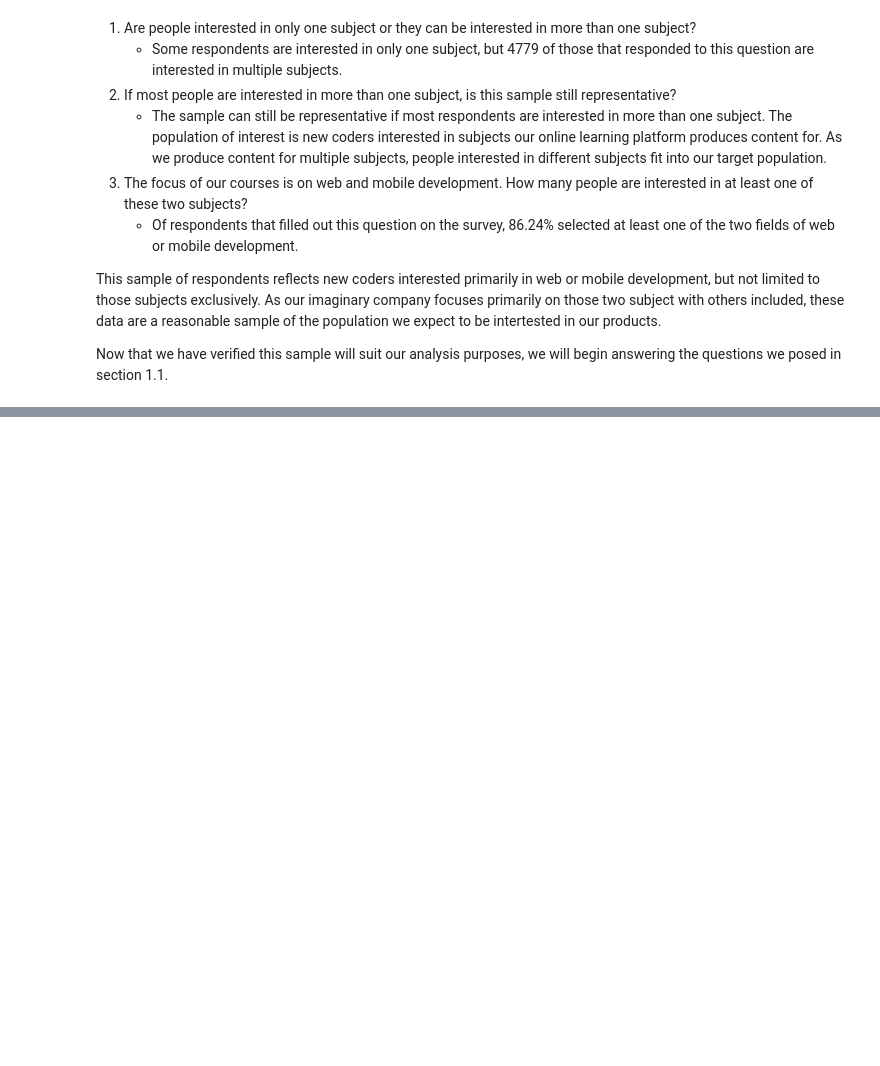
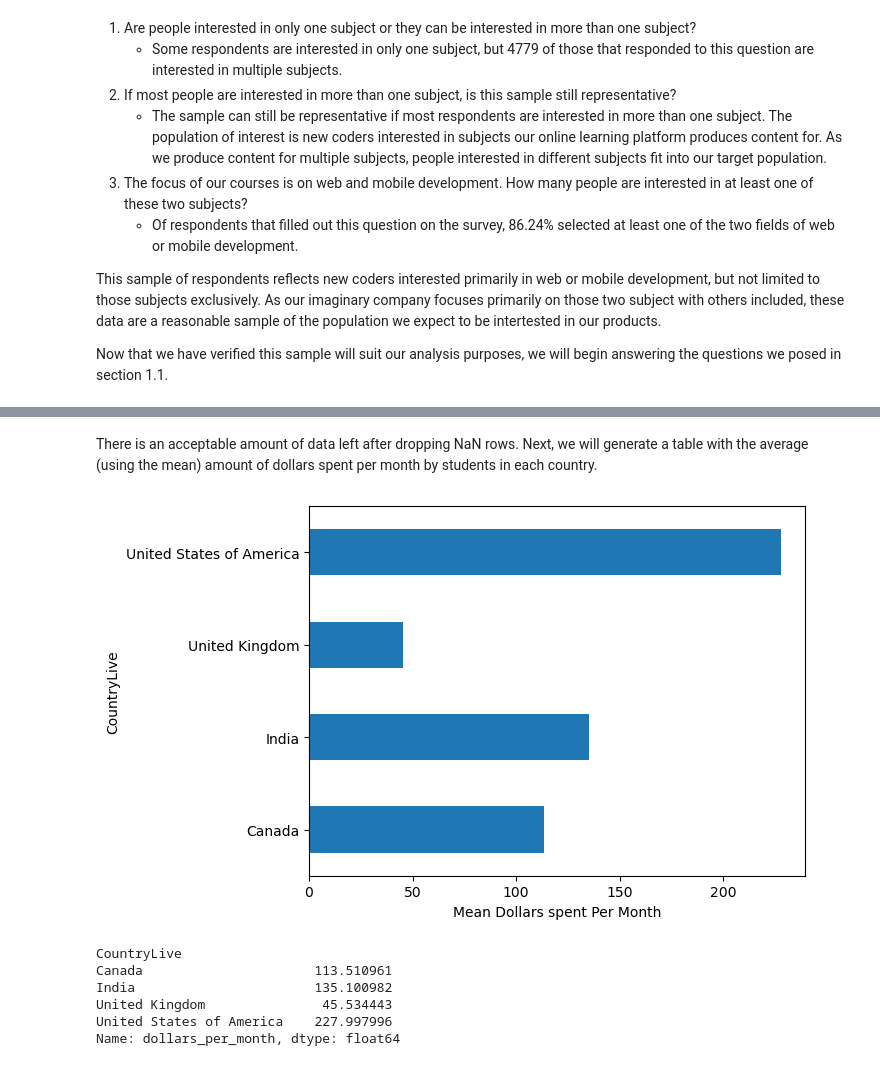
Before and after one commit to n-jdelaney/dq_elearning_marketing, a Jupyter notebook: dq_ad_project.ipynb, the cells around one changed output, grey strips where cells are left out. Drawn from its saved outputs; the diff is of its cells as text; code cells hidden in the pictures; blank space fills up the shorter version.

```diff
--- a/dq_ad_project.ipynb
+++ b/dq_ad_project.ipynb
@@ -161,0 +195,9 @@ plt.show()
+# %%
+# Filter dataframe for top 4 countries
+survey_top = survey_good[survey_good['CountryLive'].isin(['United States of America', 'India', 'United Kingdom', 'Canada'])].copy()
+
+# Replace 0 values in `MonthsProgramming` with 1
+survey_top['MonthsProgramming'].replace(0, 1, inplace=True)
+
+# Create new column `dollars_per_month`
+survey_top['dollars_per_month'] = survey_top['MoneyForLearning'] / survey_top['MonthsProgramming']
@@ -161,0 +206,7 @@ plt.show()
+# %%
+# Find number of null values
+print(survey_top['dollars_per_month'].isna().sum())
+
+# Drop NaN values
+survey_top.dropna(axis=0, subset='dollars_per_month', inplace=True)
+survey_top['CountryLive'].value_counts()
@@ -161,0 +220,18 @@ plt.show()
+# %% [markdown]
+There is an acceptable amount of data left after dropping NaN rows. Next, we will generate a table with the average (using the mean) amount of dollars spent per month by students in each country.
+# %%
+# Group by `CountryLive` and calculate average values by country for `dollars_per_month`
+country = survey_top.groupby(by='CountryLive')
+mean_dollars = country['dollars_per_month'].agg(np.mean)
+mean_dollars.plot.barh(xlabel='Mean Dollars spent Per Month')
+plt.show()
+
+print(mean_dollars)
+# %% [output]
+[figure, added]
+CountryLive
+Canada                      113.510961
+India                       135.100982
+United Kingdom               45.534443
+United States of America    227.997996
+Name: dollars_per_month, dtype: float64
```
Also changed, not shown: parts of 22 cells of this notebook.
